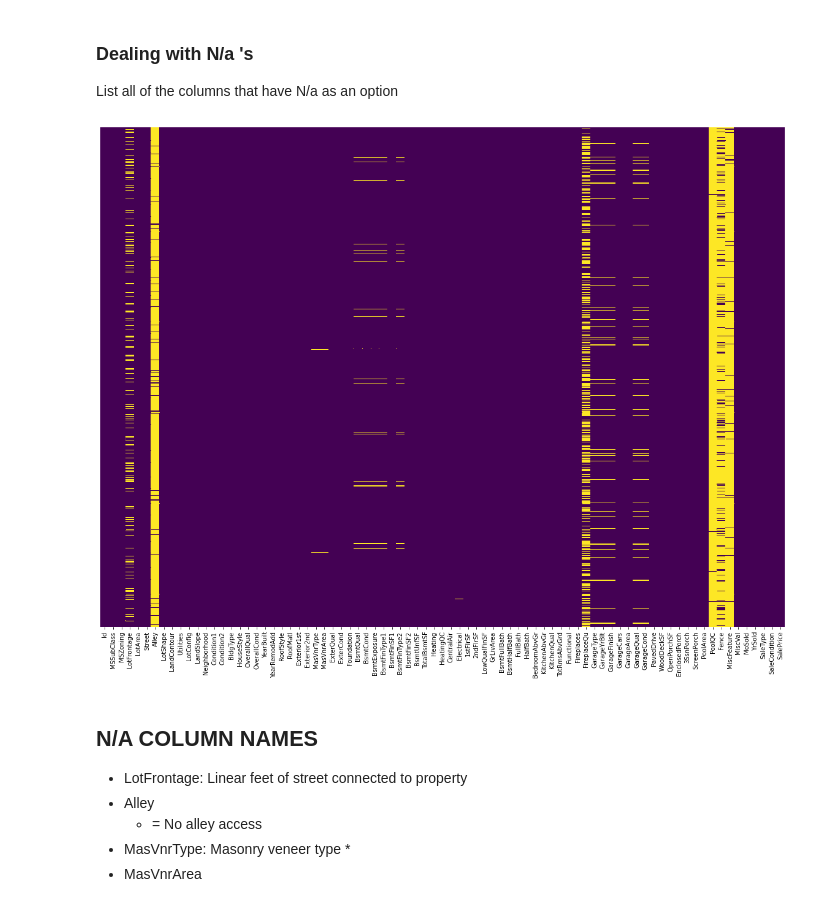
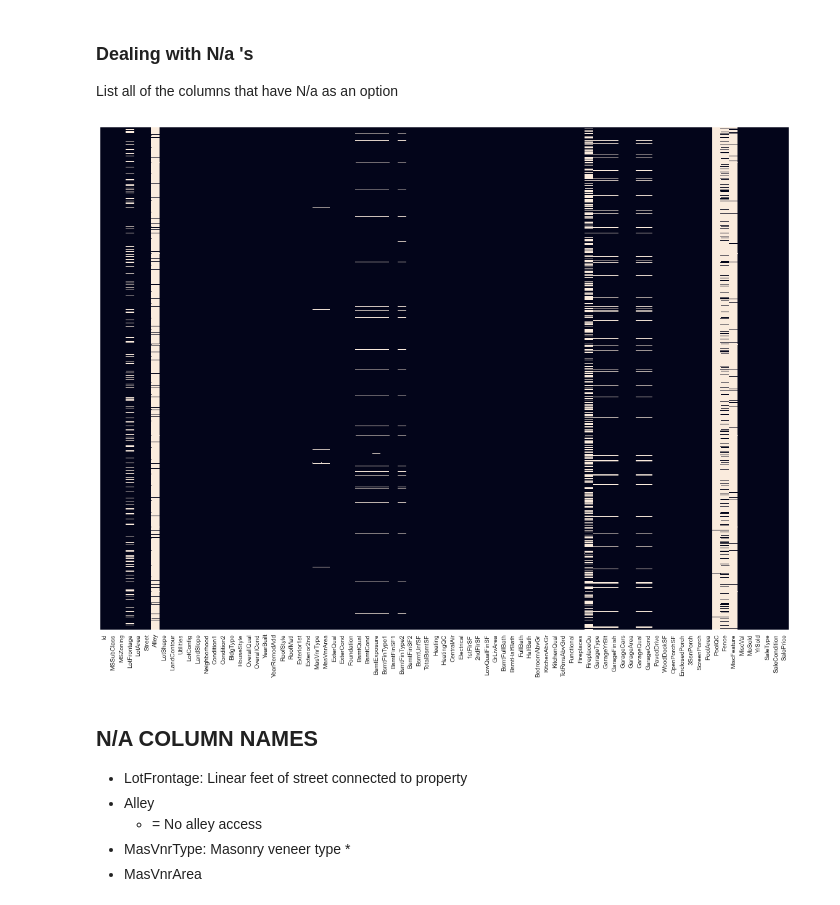
Before and after one commit to EatMoreOranges/Learn-ML-with-Saraah, a Jupyter notebook: Linear Models/house-prices-advanced-regression-techniques/Cool Name Coming Soon.ipynb, the cells around one changed output. Saved outputs shown, nothing was run; the diff lists cells and outputs as text; code cells hidden in the pictures.

```diff
--- a/Linear Models/house-prices-advanced-regression-techniques/Cool Name Coming Soon.ipynb
+++ b/Linear Models/house-prices-advanced-regression-techniques/Cool Name Coming Soon.ipynb
@@ -129,9 +129,10 @@ sns.countplot(x='MasVnrType', data=raw)
 # %%
 raw.isnull()
 heatmap, ax2 = plt.subplots(figsize = (20,15))
-ax2=sns.heatmap(raw.isnull(),yticklabels=False,cbar=False,cmap='viridis')
+# ax2=sns.heatmap(raw.isnull(),yticklabels=False,cbar=False,cmap='viridis') #cmap='YlGnBu
+ax2=sns.heatmap(raw.isnull(),yticklabels=False,cbar=False)
 # %% [output]
-[figure, old version]
+[figure, new version]
 # %% [markdown]
 ## N/A COLUMN NAMES
 * LotFrontage: Linear feet of street connected to property
```
Also changed, not shown: parts of 10 cells of this notebook.
